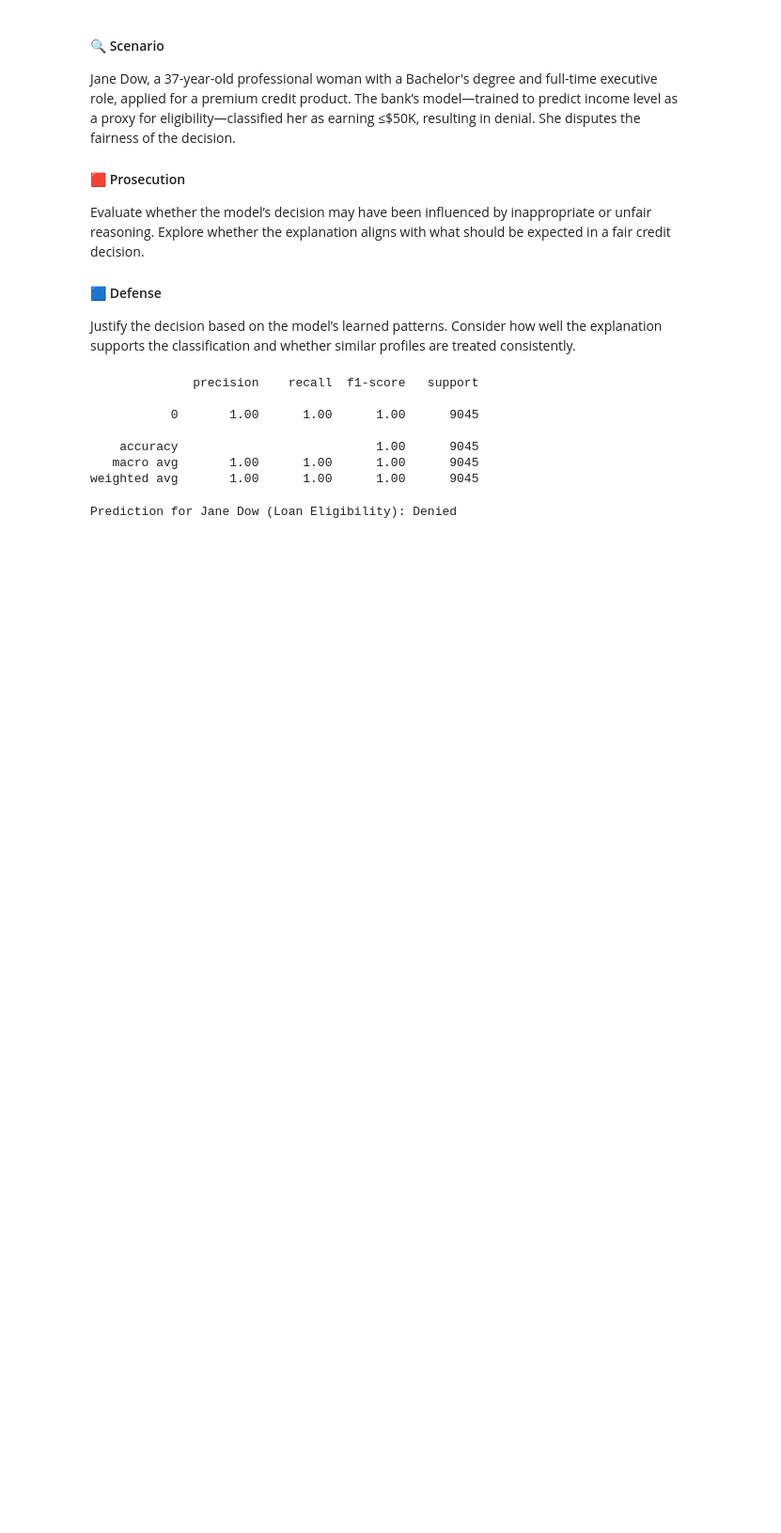
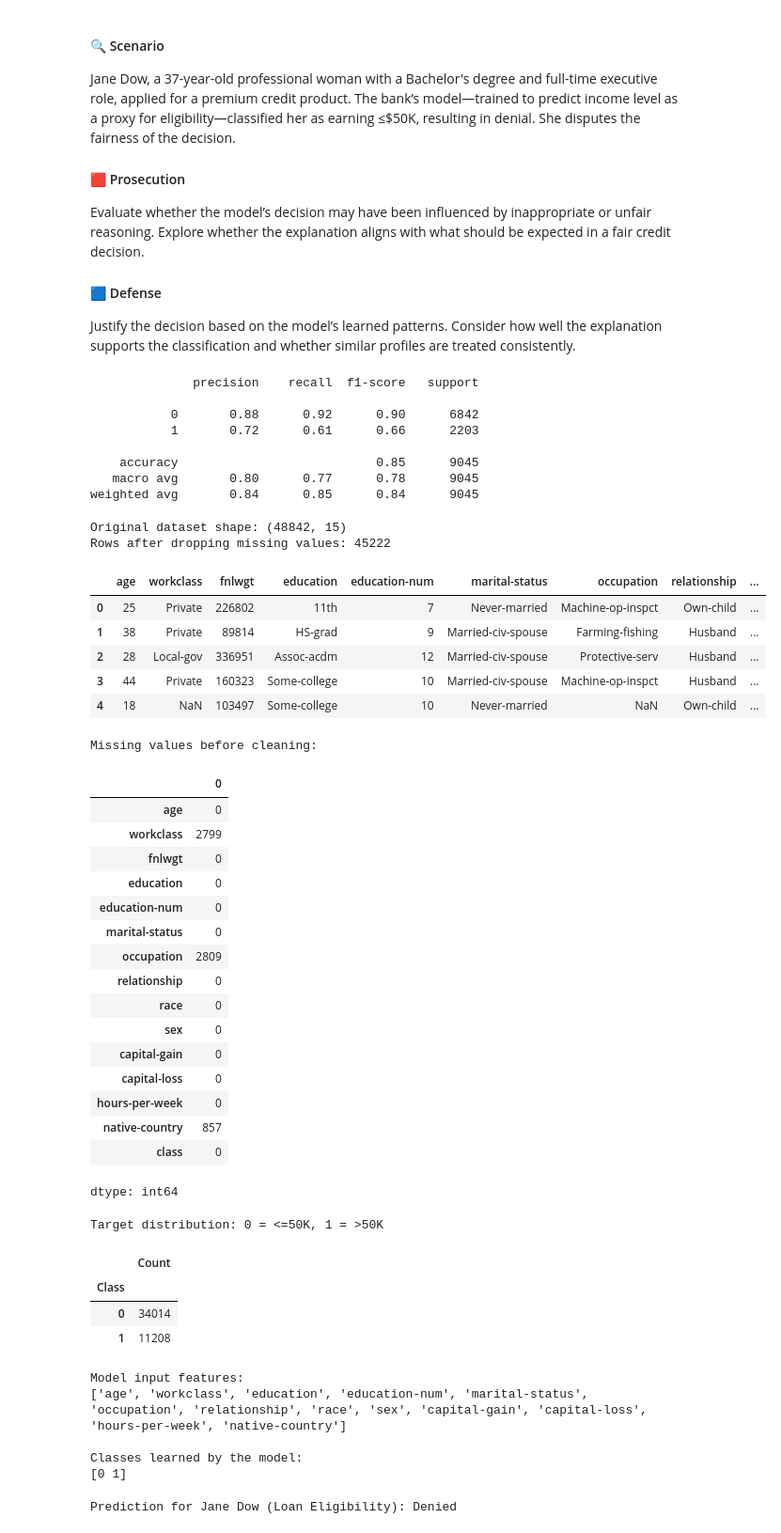
Before and after one commit to YongrongLu/XAI-case1, a Jupyter notebook: assignments/machine_learning_court.ipynb, the cells around one changed output. Shown at 94% size. Drawn from its saved outputs; the diff is of its cells as text; code cells hidden in the pictures; blank space fills up the shorter version.

```diff
--- a/assignments/machine_learning_court.ipynb
+++ b/assignments/machine_learning_court.ipynb
@@ -38,7 +38,10 @@ df = adult.frame
 df = df.dropna()
 df = df.copy()
 encoders = {}
-label_cols = df.select_dtypes(include='category').columns.tolist()
+label_cols = [
+    col for col in df.select_dtypes(include='category').columns
+    if col != 'class'
+]
 
 for col in label_cols:
     le = LabelEncoder()
@@ -58,11 +61,74 @@ print(classification_report(y_test, model_adult.predict(X_test)))
 # %% [output]
               precision    recall  f1-score   support
 
-           0       1.00      1.00      1.00      9045
+           0       0.88      0.92      0.90      6842
+           1       0.72      0.61      0.66      2203
 
-    accuracy                           1.00      9045
-   macro avg       1.00      1.00      1.00      9045
-weighted avg       1.00      1.00      1.00      9045
+    accuracy                           0.85      9045
+   macro avg       0.80      0.77      0.78      9045
+weighted avg       0.84      0.85      0.84      9045
+# %%
+# Explore the original data
+print("Original dataset shape:", adult.frame.shape)
+print("Rows after dropping missing values:", len(df))
+
+display(adult.frame.head())
+
+print("\nMissing values before cleaning:")
+display(adult.frame.isna().sum())
+
+print("\nTarget distribution: 0 = <=50K, 1 = >50K")
+display(
+    y.value_counts()
+     .sort_index()
+     .rename_axis("Class")
+     .to_frame("Count")
+)
+
+print("\nModel input features:")
+print(X_train.columns.tolist())
+
+print("\nClasses learned by the model:")
+print(model_adult.classes_)
+
+assert set(y.unique()) == {0, 1}, "Check target encoding!"
+# %% [output]
+Original dataset shape: (48842, 15)
+Rows after dropping missing values: 45222
+|  | age | workclass | fnlwgt | education | education-num | marital-status | occupation | relationship | ... |
+| 0 | 25 | Private | 226802 | 11th | 7 | Never-married | Machine-op-inspct | Own-child | ... |
+| 1 | 38 | Private | 89814 | HS-grad | 9 | Married-civ-spouse | Farming-fishing | Husband | ... |
+| 2 | 28 | Local-gov | 336951 | Assoc-acdm | 12 | Married-civ-spouse | Protective-serv | Husband | ... |
+| 3 | 44 | Private | 160323 | Some-college | 10 | Married-civ-spouse | Machine-op-inspct | Husband | ... |
+| 4 | 18 | NaN | 103497 | Some-college | 10 | Never-married | NaN | Own-child | ... |
+Missing values before cleaning:
+|  | 0 |
+| age | 0 |
+| workclass | 2799 |
+| fnlwgt | 0 |
+| education | 0 |
+| education-num | 0 |
+| marital-status | 0 |
+| occupation | 2809 |
+| relationship | 0 |
+| race | 0 |
+| sex | 0 |
+| capital-gain | 0 |
+| capital-loss | 0 |
+| hours-per-week | 0 |
+| native-country | 857 |
+| class | 0 |
+dtype: int64
+Target distribution: 0 = <=50K, 1 = >50K
+|  | Count |
+| Class |  |
+| 0 | 34014 |
+| 1 | 11208 |
+Model input features:
+['age', 'workclass', 'education', 'education-num', 'marital-status', 'occupation', 'relationship', 'race', 'sex', 'capital-gain', 'capital-loss', 'hours-per-week', 'native-country']
+
+Classes learned by the model:
+[0 1]
 # %%
 # 🎯 Focus Instance: Loan Rejection Case (Jane Dow)
 
```
Also changed, not shown: parts of 1 cell of this notebook.
